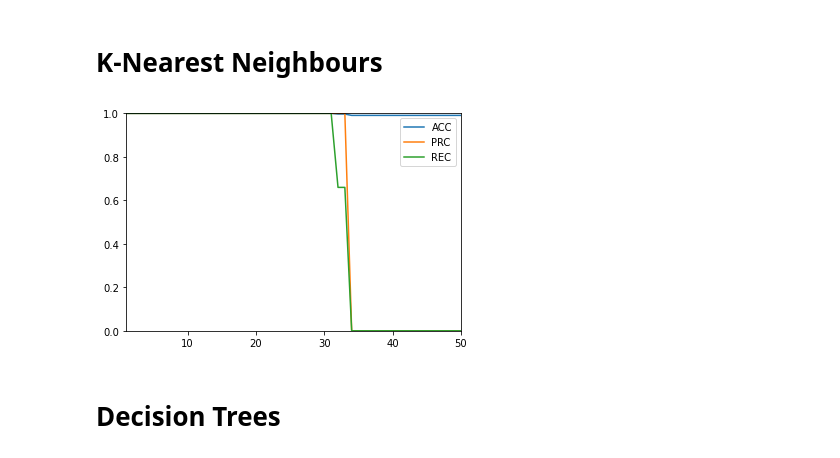
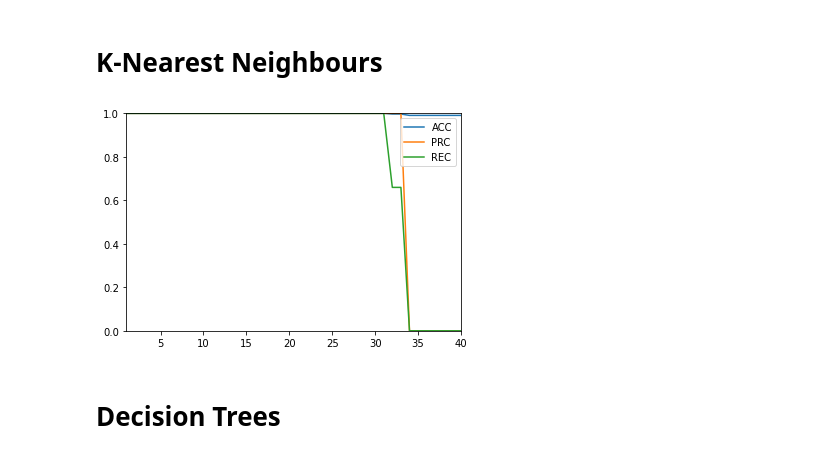
Before and after one commit to NilsvN/my_thesis, a Jupyter notebook: ML_01_brute_force.ipynb, the cells around one changed output. Drawn from its saved outputs; the diff is of its cells as text; code cells hidden in the pictures.

Commit message:
new .ipynb for valid accounts, working features, mediocre results

```diff
--- a/ML_01_brute_force.ipynb
+++ b/ML_01_brute_force.ipynb
@@ -138,12 +138,12 @@ def occurence_ip_addr_in_window(df, delta_s):
 IPAddress/TimeGenerated/AlternateSignInName
 # %%
 # create dictionary where IPAddress points to dictionary where
-# time_epoch points to the alternate name of the account (email)
-def get_nested_dict_alt_name_qty_from_ip_in_window(df):
+# time_epoch points to the principal name of the account (email)
+def get_nested_dict_user_name_qty_from_ip_in_window(df):
     res_dict = {}
     ip_addr_list = df['IPAddress'].values.tolist()
     time_gen_list = df['TimeGenerated'].values.tolist()
-    alt_name_list = df['AlternateSignInName'].values.tolist()
+    alt_name_list = df['UserPrincipalName'].values.tolist()
 
     for i in range(0, len(ip_addr_list)):
         val_dict = res_dict.setdefault(ip_addr_list[i], {})
@@ -167,11 +167,11 @@ def diff_acc_same_ip_in_window(df, delta_s, res_dict):
                 acc = time_acc_dict[time_key]
                 if (acc not in accs):
                     accs.append(acc)
-        df['AlternateSignInName'][i] = len(accs)
+        df['UserPrincipalName'][i] = len(accs)
 # %%
 def preprocess_data(df):
     # filter to keep most relevant columns
-    df = df[['CorrelationId', 'IPAddress', 'AlternateSignInName',
+    df = df[['CorrelationId', 'IPAddress', 'UserPrincipalName',
              'TimeGenerated', 'ConditionalAccessStatus', 'Class']]
 
     # convert datetime strings to epoch
@@ -193,8 +193,8 @@ def preprocess_data(df):
     occurence_ip_addr_in_window(df, delta_s)
 
     # for each row, save the amount of different accounts this IP tried to log
-    # into within a certain time window (delta_s) into column 'AlternateSignInName'
-    res_dict = get_nested_dict_alt_name_qty_from_ip_in_window(df)
+    # into within a certain time window (delta_s) into column 'UserPrincipalName'
+    res_dict = get_nested_dict_user_name_qty_from_ip_in_window(df)
     diff_acc_same_ip_in_window(df, delta_s, res_dict)
 
     # split Pandas DataFrame into X (data) and y (corresponding class labels)
@@ -205,11 +205,12 @@ def preprocess_data(df):
 
     # Standardization of values
     scaler = MinMaxScaler()
-    X[['CorrelationId', 'IPAddress', 'AlternateSignInName']] = scaler.fit_transform(
-                                X[['CorrelationId', 'IPAddress', 'AlternateSignInName']])
+    X[['CorrelationId', 'IPAddress', 'UserPrincipalName']] = scaler.fit_transform(
+                                X[['CorrelationId', 'IPAddress', 'UserPrincipalName']])
 
     # Deletion of 'TimeGenerated' as it was only needed for feature extraction (time windows)
     del X['TimeGenerated']
+    # print(X.head(10))
     print(X)
 
     return X, y
@@ -352,24 +353,24 @@ def k_nearest_neighbours(X_train, X_test, y_train, y_test, neighbours):
 # %%
 # feel free to tweak as necessary
 thres_from = 1
-thres_to = 50
-thres_qty = 50
+thres_to = 40
+thres_qty = 40
 
 # preparing data for plotting
 thres_list = thres_from_to_qty(thres_from, thres_to, thres_qty)
 acc_list = []
 prc_list = []
 rec_list = []
 
 for thres in thres_list:
     thres = int(thres)
     acc, prc, rec = k_nearest_neighbours(X_train, X_test, y_train, y_test, thres)
     acc_list.append(acc)
     prc_list.append(prc)
     rec_list.append(rec)
 plot_metrics(thres_list, acc_list, prc_list, rec_list, thres_from, thres_to)
 # %% [output]
-[figure, old version]
+[figure, new version]
 # %% [markdown]
 # Decision Trees
 # %%
```
Also changed, not shown: parts of 3 cells of this notebook, 5 other files.
